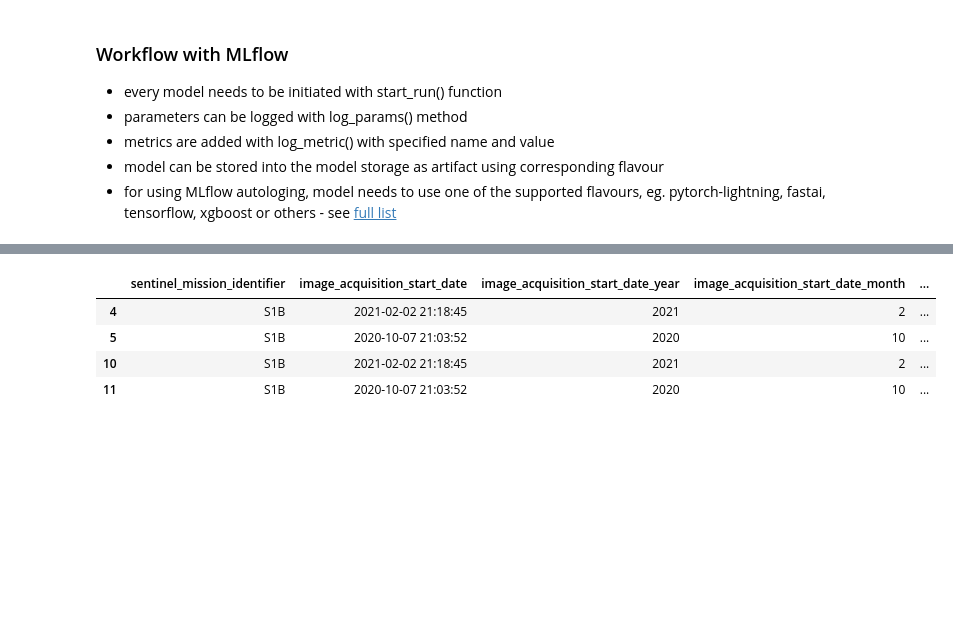
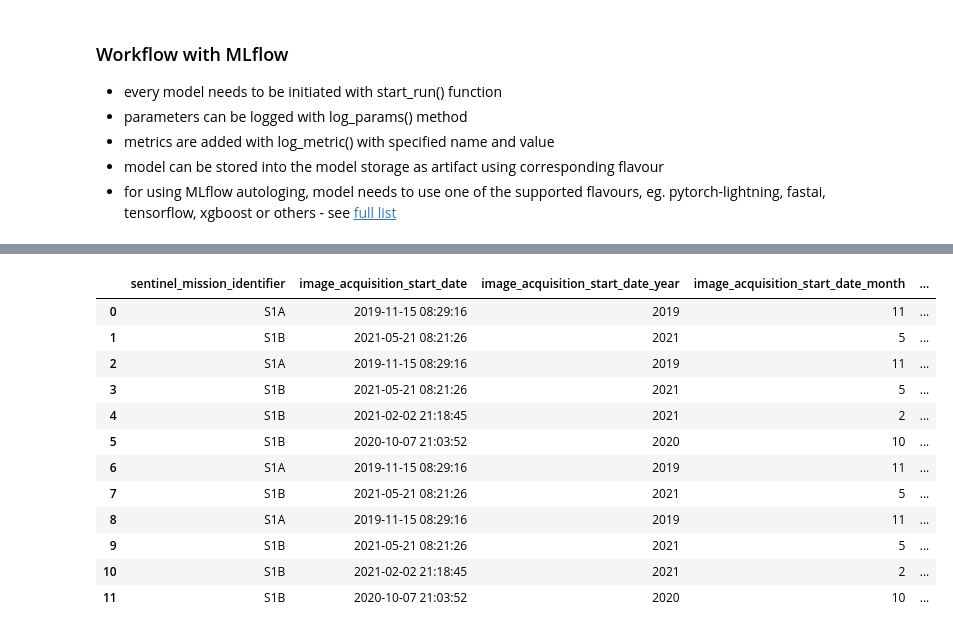
Before and after one commit to MagnusOstertag/AI4ArcticSeaIceChallenge, a Jupyter notebook: quickstart_improvements.ipynb, the cells around one changed output, grey strips where cells are left out. Drawn from its saved outputs; the diff is of its cells as text; code cells hidden in the pictures; blank space fills up the shorter version.

```diff
--- a/quickstart_improvements.ipynb
+++ b/quickstart_improvements.ipynb
@@ -35,11 +35,12 @@ import mlflow.pytorch
 from functions_improvements import chart_cbar, r2_metric, f1_metric, compute_metrics  # Functions to calculate metrics and show the relevant chart colorbar.
 from loaders_improvements import AI4ArcticChallengeDataset, AI4ArcticChallengeTestDataset, get_variable_options  # Custom dataloaders for regular training and validation.
 from unet_improvements import UNet  # Convolutional Neural Network model
+from unet_transfer import UNetTrans  # Convolutional Neural Network model with transfer learning
 from utils import CHARTS, SIC_LOOKUP, SOD_LOOKUP, FLOE_LOOKUP, SCENE_VARIABLES, colour_str
 
 train_options = {
-    'model_codename': 'PizzaFunghi',
-    'development': True,
+    'model_codename': 'PizzaQuattroFormaggi',
+    'development': True, # TOCHANGE
 
     # -- Training options -- #
     'path_to_processed_data': os.environ['AI4ARCTIC_DATA'],  # Replace with data directory path.
@@ -50,7 +51,7 @@ train_options = {
     'patch_size': 256, # Size of patches sampled. Used for both Width and Height.
     'batch_size': 8,  # Number of patches for each batch.
     'loader_upsampling': 'nearest',  # How to upscale low resolution variables to high resolution.
-    'loss_sic': 'classification', # Loss function for SIC, 'regression' or 'classification'.
+    'loss_sic': 'regression', # Loss function for SIC, 'regression' or 'classification'.
 
     # -- Data prepraration lookups and metrics.
     'train_variables': SCENE_VARIABLES,  # Contains the relevant variables in the scenes.
@@ -70,7 +71,7 @@ train_options = {
     'get_metadata': True,  # Flag used in the dataloaders to get metadata.
     'resampling': True,  # Whether to resample the training data. Otherwise, the scene is randomly sampled.
     'path_to_data': 'misc/',  # Path to the data directory.
-    'visualize_distribution': True,  # Whether to visualize the difference in distribution between the training, validation and test data.
+    'visualize_distribution': False, # TOCHANGE # Whether to visualize the difference in distribution between the training, validation and test data.
     'difficult_locations':['CentralEast', 'NorthAndCentralEast',],  #  'CentralWest', 'SGRDIEA', 'SGRDIMID', 'SGRDIHA'],  # Locations to oversample as they are more difficult to learn.
 
     # -- Validation options -- #
@@ -97,10 +98,15 @@ train_options = {
     'num_workers': 6,  # Number of parallel processes to fetch data.
     'num_workers_val': 1,  # Number of parallel processes during validation.
 
+    # -- Transfer learning options -- #
+    'transfer_learning': True, # Whether to use transfer learning.
+    'transfer_model_architecture': {'unet_conv_filters': [16, 32, 32, 32],}, # Dict of the differences in the U-Net options of the model architecture.
+    'transfer_model_path': 'archive/pizza_marinara',  # Path to the model to transfer from.
+
     # -- U-Net Options -- # now 3 lvls as in the paper
     # DIFF:
     # 1. run: 'unet_conv_filters': [16, 32, 32, 3],
-    'unet_conv_filters': [16, 32, 32, 32, 32, 32, 32, 32],     # Number of filters in the U-Net.
+    'unet_conv_filters': [16, 32, 32, 32, 32, 32, 32, 32],  # Number of filters in the U-Net.
     'conv_kernel_size': (3, 3),  # Size of convolutional kernels.
     'conv_stride_rate': (1, 1),  # Stride rate of convolutional kernels.
     'conv_dilation_rate': (1, 1),  # Dilation rate of convolutional kernels.
@@ -182,7 +184,11 @@ GPU and data setup complete.
 ### Example of Model, optimiser and loss function setup
 # %%
 # Setup U-Net model, adam optimizer, loss function and dataloader.
-net = UNet(options=train_options).to(device)
+if train_options['transfer_learning']:
+    net = UNetTrans(options=train_options).to(device)
+    # print(net.state_dict().keys())
+else:
+    net = UNet(options=train_options).to(device)
 optimizer = torch.optim.Adam(list(net.parameters()), lr=train_options['lr'])
 torch.backends.cudnn.benchmark = True  # Selects the kernel with the best performance for the GPU and given input size.
 
@@ -292,10 +302,15 @@ with mlflow.start_run() if not train_options['development'] else nullcontext() a
                     if chart == 'SIC' and train_options['loss_sic'] == 'regression':
                         # - mask out the masked values
                         mask = masks[chart].to(device, non_blocking=True)
-                        output[chart] = output[chart][~mask].to(device)
-                        batch_y[chart] = batch_y[chart][~mask].float().to(device)
+                        mask_out = mask[:,None,:,:]  # add channel dimension
+                        # output[chart] = output[chart][~mask_out]  # .to(device)
+                        # batch_y[chart] = batch_y[chart][~mask].float().to(device)
+                        # somehow loss_temp as to be calculated this way (no redefinition of output[chart])
+                        loss_temp = weight * loss_functions[chart](input=output[chart][~mask_out].to(device),
+                                                                   target=batch_y[chart][~mask].float().to(device))
+                    else:
+                        loss_temp = weight * loss_functions[chart](input=output[chart], target=batch_y[chart].to(device))
 
-                    loss_temp = weight * loss_functions[chart](input=output[chart], target=batch_y[chart].to(device))
                     if train_options['get_metadata']:
                         metadata_batch[f'loss_{chart}'] = loss_temp.detach().item()
                     loss_batch += loss_temp
@@ -318,7 +333,7 @@ with mlflow.start_run() if not train_options['development'] else nullcontext() a
                     output_single_patch_temp = {}
                     for chart in train_options['charts']:
                         if chart == 'SIC' and train_options['loss_sic'] == 'regression':
-                            output_single_patch_temp[chart] = output[chart][j].squeeze().cpu().numpy()
+                            output_single_patch_temp[chart] = output[chart][j].squeeze().cpu().detach().numpy()
                         else:
                             output_single_patch_temp[chart] = torch.argmax(output[chart][j], dim=0).squeeze().cpu().numpy()
 
@@ -333,7 +348,9 @@ with mlflow.start_run() if not train_options['development'] else nullcontext() a
                     except ValueError as e:
                         scores = {chart: np.nan for chart in train_options['charts']}
                         combined_score = np.nan
-                        print(f"Error in computing metrics for sample {j} in batch {i} in epoch {epoch}, {e}")
+                        print(f"Error in computing combined score for sample {j} in batch {i} in epoch {epoch}, {e}")
+                        for chart in train_options['charts']:
+                            print(f"{chart}: shape of pred: {output_single_patch[chart].shape}, shape of true: {batch_y_single_patch[chart].shape}")
                         continue
 
                     for chart in train_options['charts']:
@@ -505,9 +524,18 @@ Combined score: -2.815%
 # %%
 with pd.option_context('display.max_rows', None, 'display.max_columns', None):  # more options can be specified also
-    display(metadata[metadata['type'] == 'test'])
+    display(metadata)
+    # display(metadata[metadata['type'] == 'test'])
 # %% [output]
 |  | sentinel_mission_identifier | image_acquisition_start_date | image_acquisition_start_date_year | image_acquisition_start_date_month | ... |
+| 0 | S1A | 2019-11-15 08:29:16 | 2019 | 11 | ... |
+| 1 | S1B | 2021-05-21 08:21:26 | 2021 | 5 | ... |
+| 2 | S1A | 2019-11-15 08:29:16 | 2019 | 11 | ... |
+| 3 | S1B | 2021-05-21 08:21:26 | 2021 | 5 | ... |
 | 4 | S1B | 2021-02-02 21:18:45 | 2021 | 2 | ... |
 | 5 | S1B | 2020-10-07 21:03:52 | 2020 | 10 | ... |
+| 6 | S1A | 2019-11-15 08:29:16 | 2019 | 11 | ... |
+| 7 | S1B | 2021-05-21 08:21:26 | 2021 | 5 | ... |
+| 8 | S1A | 2019-11-15 08:29:16 | 2019 | 11 | ... |
+| 9 | S1B | 2021-05-21 08:21:26 | 2021 | 5 | ... |
 | 10 | S1B | 2021-02-02 21:18:45 | 2021 | 2 | ... |
 | 11 | S1B | 2020-10-07 21:03:52 | 2020 | 10 | ... |
```
Also changed, not shown: parts of 3 cells of this notebook, 4 other files.
